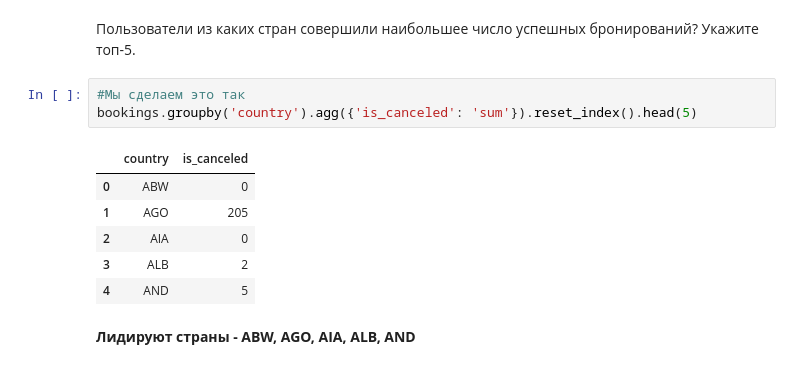
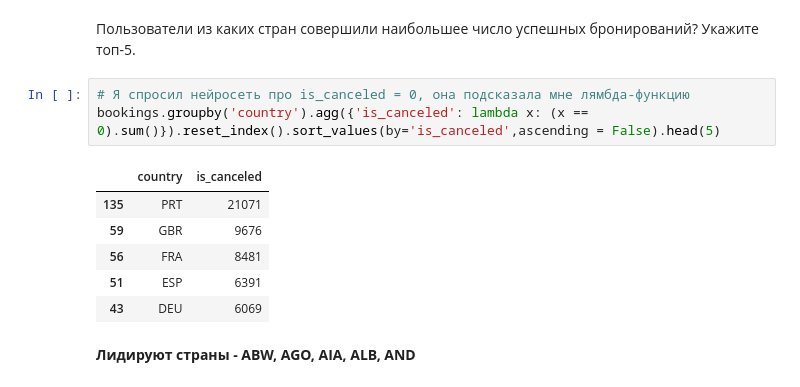
Before and after one commit to KirillXL/Statistics_practice, a Jupyter notebook: part1.ipynb, the cells around one changed output. Drawn from its saved outputs; the diff is of its cells as text.

```diff
--- a/part1.ipynb
+++ b/part1.ipynb
@@ -253,15 +253,15 @@ dtype: object
 # %% [markdown]
 Пользователи из каких стран совершили наибольшее число успешных бронирований? Укажите топ-5.
 # %%
-#Мы сделаем это так
-bookings.groupby('country').agg({'is_canceled': 'sum'}).reset_index().head(5)
+# Я спросил нейросеть про is_canceled = 0, она подсказала мне лямбда-функцию
+bookings.groupby('country').agg({'is_canceled': lambda x: (x == 0).sum()}).reset_index().sort_values(by='is_canceled',ascending = False).head(5)
 # %% [output]
 |  | country | is_canceled |
-| 0 | ABW | 0 |
-| 1 | AGO | 205 |
-| 2 | AIA | 0 |
-| 3 | ALB | 2 |
-| 4 | AND | 5 |
+| 135 | PRT | 21071 |
+| 59 | GBR | 9676 |
+| 56 | FRA | 8481 |
+| 51 | ESP | 6391 |
+| 43 | DEU | 6069 |
 # %% [markdown]
 **Лидируют страны - ABW, AGO, AIA, ALB, AND**
 # %% [markdown]
```
Also changed, not shown: parts of 13 cells of this notebook.
